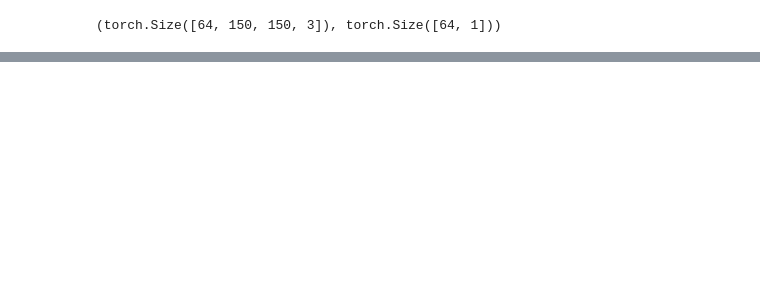
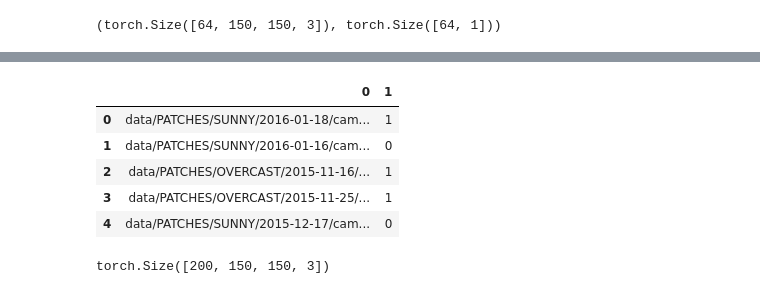
Before and after one commit to lesanpi/parking-ai, a Jupyter notebook: model_base.ipynb, the cells around one changed output, grey strips where cells are left out. Saved outputs shown, nothing was run; the diff lists cells and outputs as text; code cells hidden in the pictures; blank space fills up the shorter version.

```diff
--- a/model_base.ipynb
+++ b/model_base.ipynb
@@ -260,0 +197,11 @@ Epoch 20/20 loss 0.11702
+# %%
+test = pd.read_csv(f'{PATH}/test.csv')
+
+test.head()
+# %% [output]
+|  | 0 | 1 |
+| 0 | data/PATCHES/SUNNY/2016-01-18/cam... | 1 |
+| 1 | data/PATCHES/SUNNY/2016-01-16/cam... | 0 |
+| 2 | data/PATCHES/OVERCAST/2015-11-16/... | 1 |
+| 3 | data/PATCHES/OVERCAST/2015-11-25/... | 1 |
+| 4 | data/PATCHES/SUNNY/2015-12-17/cam... | 0 |
@@ -260,0 +211,5 @@ Epoch 20/20 loss 0.11702
+# %%
+imgs = next(iter(test_dataloader))
+imgs.shape
+# %% [output]
+torch.Size([200, 150, 150, 3])
```
Also changed, not shown: parts of 20 cells of this notebook, 2 other files.
